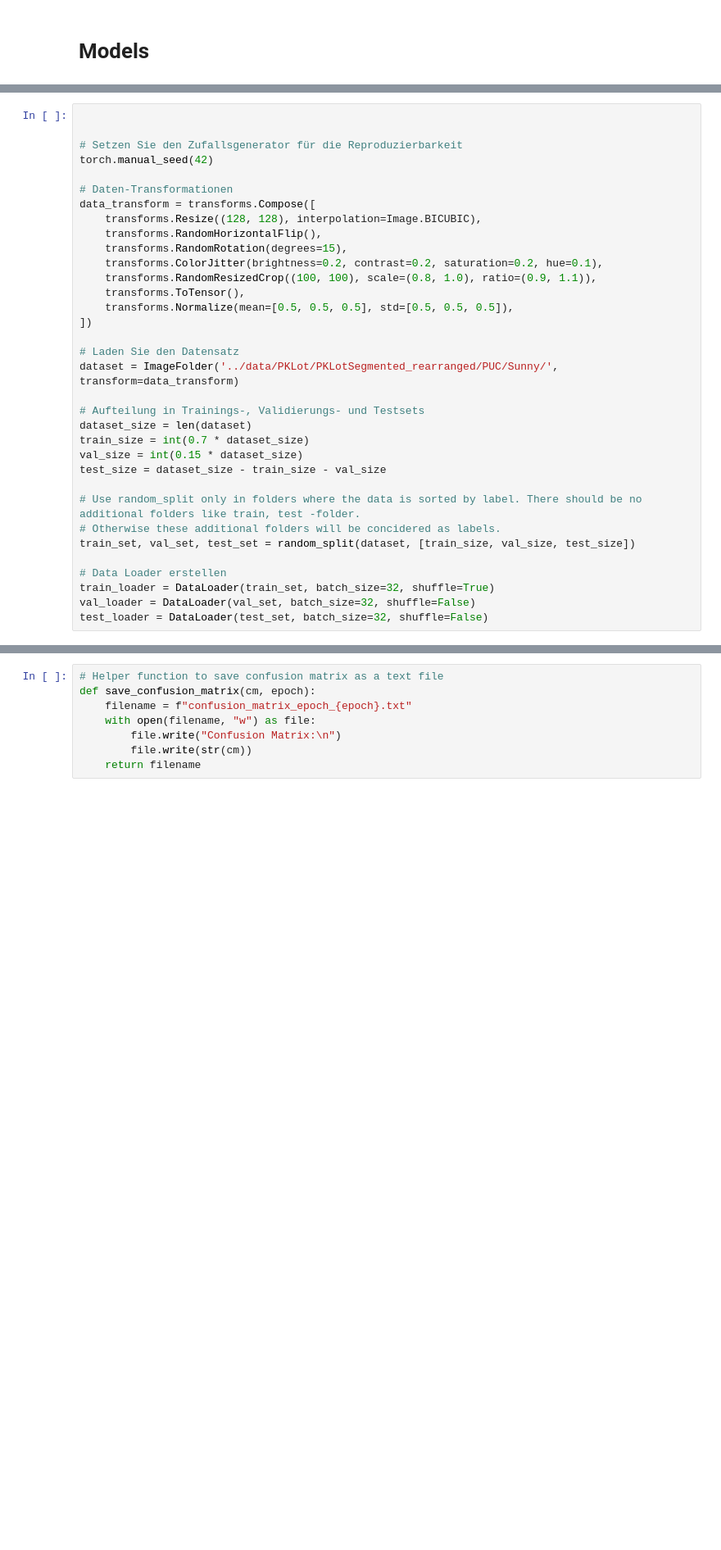
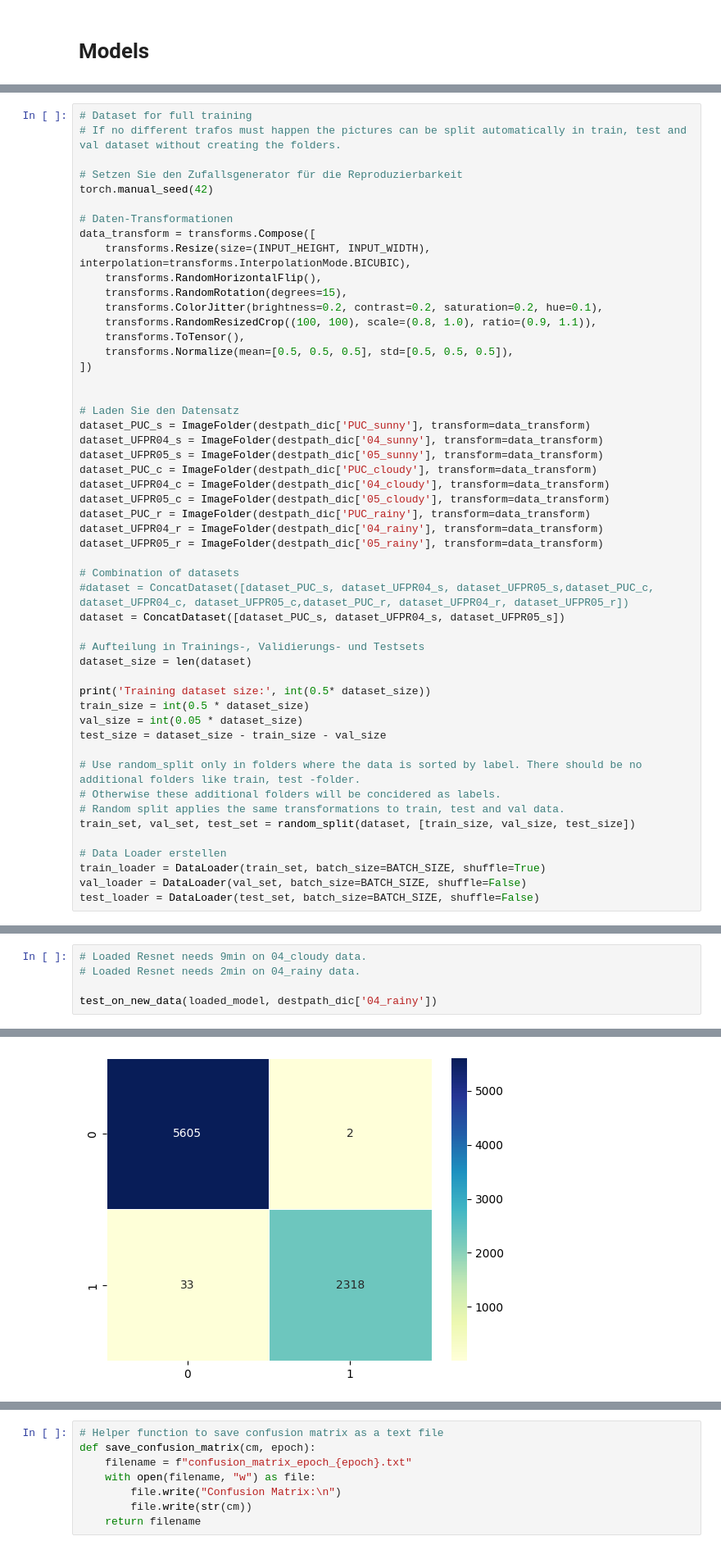
Before and after one commit to maxivmn/pklot, a Jupyter notebook: notebooks/classification.ipynb, the cells around one changed output, grey strips where cells are left out. Shown at 82% size. Drawn from its saved outputs; the diff is of its cells as text; blank space fills up the shorter version.

```diff
--- a/notebooks/classification.ipynb
+++ b/notebooks/classification.ipynb
@@ -272,12 +301,13 @@ mlflow.end_run()
 # %%
-
+# Dataset for full training
+# If no different trafos must happen the pictures can be split automatically in train, test and val dataset without creating the folders.
 
 # Setzen Sie den Zufallsgenerator für die Reproduzierbarkeit
 torch.manual_seed(42)
 
 # Daten-Transformationen
 data_transform = transforms.Compose([
-    transforms.Resize((128, 128), interpolation=Image.BICUBIC),
+    transforms.Resize(size=(INPUT_HEIGHT, INPUT_WIDTH), interpolation=transforms.InterpolationMode.BICUBIC),
     transforms.RandomHorizontalFlip(),
     transforms.RandomRotation(degrees=15),
     transforms.ColorJitter(brightness=0.2, contrast=0.2, saturation=0.2, hue=0.1),
@@ -286,20 +316,36 @@ data_transform = transforms.Compose([
     transforms.Normalize(mean=[0.5, 0.5, 0.5], std=[0.5, 0.5, 0.5]),
 ])
 
+
 # Laden Sie den Datensatz
-dataset = ImageFolder('../data/PKLot/PKLotSegmented_rearranged/PUC/Sunny/', transform=data_transform)
+dataset_PUC_s = ImageFolder(destpath_dic['PUC_sunny'], transform=data_transform)
+dataset_UFPR04_s = ImageFolder(destpath_dic['04_sunny'], transform=data_transform)
+dataset_UFPR05_s = ImageFolder(destpath_dic['05_sunny'], transform=data_transform)
+dataset_PUC_c = ImageFolder(destpath_dic['PUC_cloudy'], transform=data_transform)
+dataset_UFPR04_c = ImageFolder(destpath_dic['04_cloudy'], transform=data_transform)
+dataset_UFPR05_c = ImageFolder(destpath_dic['05_cloudy'], transform=data_transform)
+dataset_PUC_r = ImageFolder(destpath_dic['PUC_rainy'], transform=data_transform)
+dataset_UFPR04_r = ImageFolder(destpath_dic['04_rainy'], transform=data_transform)
+dataset_UFPR05_r = ImageFolder(destpath_dic['05_rainy'], transform=data_transform)
+
+# Combination of datasets
+#dataset = ConcatDataset([dataset_PUC_s, dataset_UFPR04_s, dataset_UFPR05_s,dataset_PUC_c, dataset_UFPR04_c, dataset_UFPR05_c,dataset_PUC_r, dataset_UFPR04_r, dataset_UFPR05_r])
+dataset = ConcatDataset([dataset_PUC_s, dataset_UFPR04_s, dataset_UFPR05_s])
 
 # Aufteilung in Trainings-, Validierungs- und Testsets
 dataset_size = len(dataset)
-train_size = int(0.7 * dataset_size)
-val_size = int(0.15 * dataset_size)
+
+print('Training dataset size:', int(0.5* dataset_size))
+train_size = int(0.5 * dataset_size)
+val_size = int(0.05 * dataset_size)
 test_size = dataset_size - train_size - val_size
 
 # Use random_split only in folders where the data is sorted by label. There should be no additional folders like train, test -folder.
 # Otherwise these additional folders will be concidered as labels.
+# Random split applies the same transformations to train, test and val data.
 train_set, val_set, test_set = random_split(dataset, [train_size, val_size, test_size])
 
 # Data Loader erstellen
-train_loader = DataLoader(train_set, batch_size=32, shuffle=True)
-val_loader = DataLoader(val_set, batch_size=32, shuffle=False)
-test_loader = DataLoader(test_set, batch_size=32, shuffle=False)
+train_loader = DataLoader(train_set, batch_size=BATCH_SIZE, shuffle=True)
+val_loader = DataLoader(val_set, batch_size=BATCH_SIZE, shuffle=False)
+test_loader = DataLoader(test_set, batch_size=BATCH_SIZE, shuffle=False)
@@ -367,0 +517,6 @@ IndexError: Target 3 is out of bounds.
+# %%
+# Loaded Resnet needs 9min on 04_cloudy data.
+# Loaded Resnet needs 2min on 04_rainy data.
+
+test_on_new_data(loaded_model, destpath_dic['04_rainy'])
+# %% [output]
@@ -368 +540,2 @@ IndexError: Target 3 is out of bounds.
+[figure, added]
 # %% [markdown]
```
Also changed, not shown: parts of 65 cells of this notebook, 12 other files.
